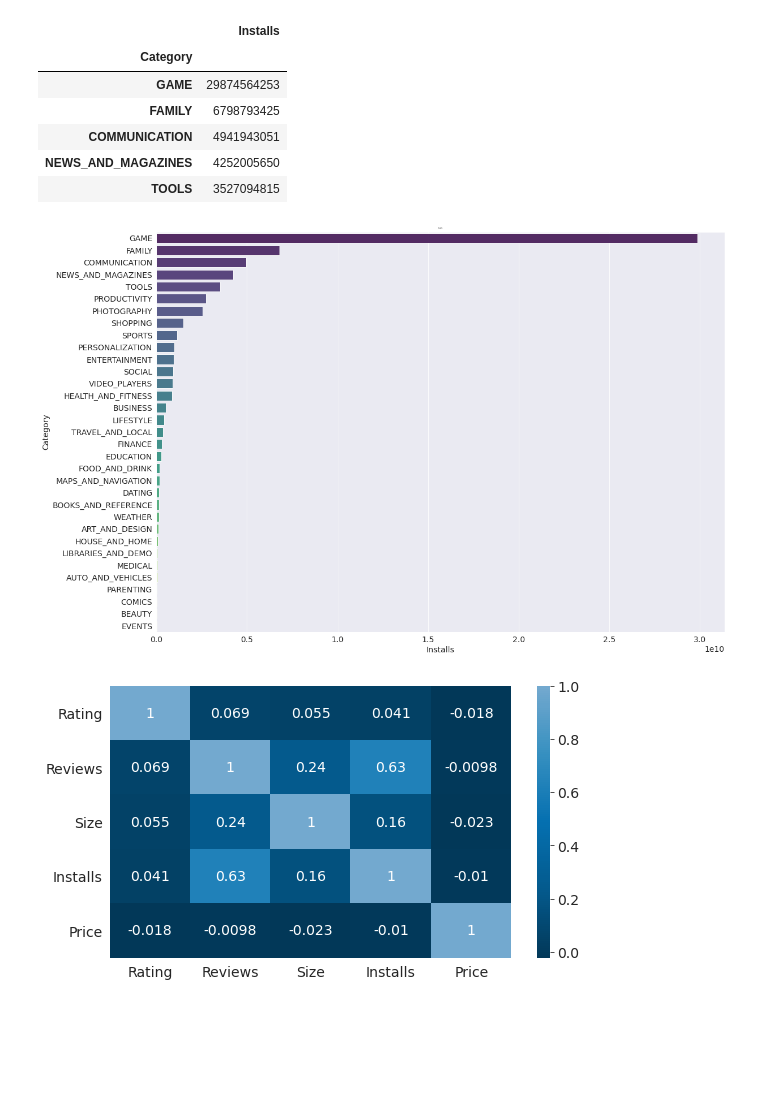
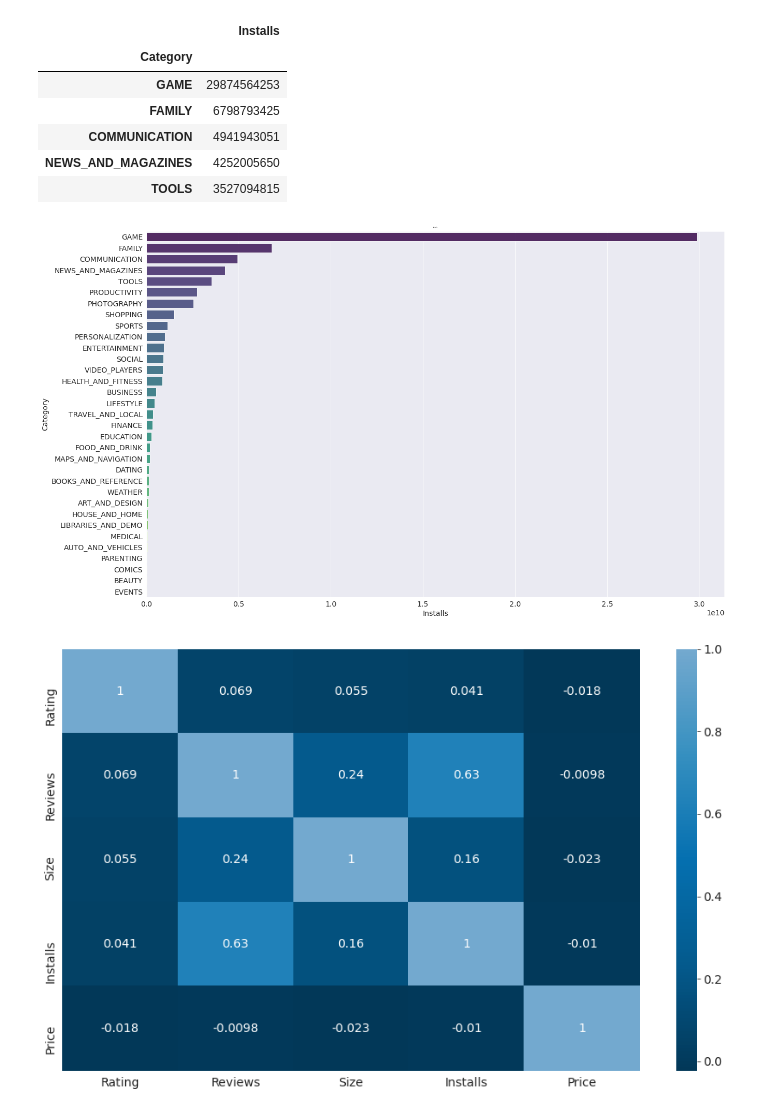
Before and after one commit to pdpranavkumar/Machine-Learning-Models, a Jupyter notebook: Play_Store_App_Review_Analysis_Pranav_Dhabale_Capstone_Project.ipynb, the cells around one changed output. Saved outputs shown, nothing was run; the diff lists cells and outputs as text; code cells hidden in the pictures; blank space fills up the shorter version.

```diff
--- a/Play_Store_App_Review_Analysis_Pranav_Dhabale_Capstone_Project.ipynb
+++ b/Play_Store_App_Review_Analysis_Pranav_Dhabale_Capstone_Project.ipynb
@@ -17,7 +17,7 @@ import seaborn as sns
 %matplotlib inline
 sns.set_style('darkgrid')
 matplotlib.rcParams['font.size'] = 14
-matplotlib.rcParams['figure.figsize'] = (9, 5)
+matplotlib.rcParams['figure.figsize'] = (15, 9)
 matplotlib.rcParams['figure.facecolor'] = '#00000000'
 # %% [markdown]
 #First we have to mount the data  store.
@@ -554,24 +554,24 @@ highest_Installs_df.head()
 # %%
 x2axis = []
 y2axis = []
 
 for i in range(len(highest_Installs_df)):
   x2axis.append(highest_Installs_df.Installs[i])
   y2axis.append(highest_Installs_df.index[i])
 
-plt.figure(figsize=(18,13))
+plt.figure(figsize=(20,13))
 
 plt.xlabel("Installs")
 plt.ylabel("Category")
 graph = sns.barplot(x = x2axis,y = y2axis, alpha =0.9, palette= "viridis")
 graph.set_title("Installs", fontsize =2.5);
 # %% [output]
-[figure, old version]
+[figure, new version]
 # %%
 sns.heatmap(play_store_df.corr(),annot=True,cmap='PuBu_r',center=True,cbar=True)
 plt.show()
 # %% [output]
-[figure, old version]
+[figure, new version]
 # %%
 plt.hist(play_store_df['Size'],color='g')
 plt.xlabel('Size')
```
Also changed, not shown: parts of 6 cells of this notebook.
